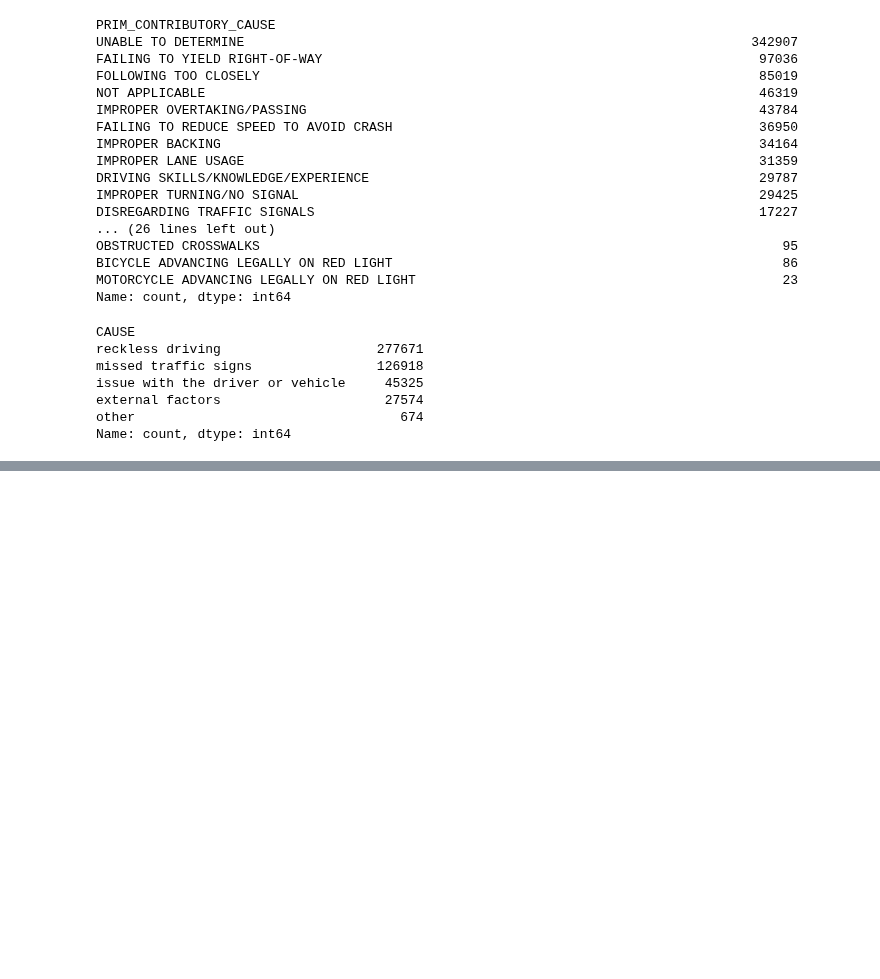
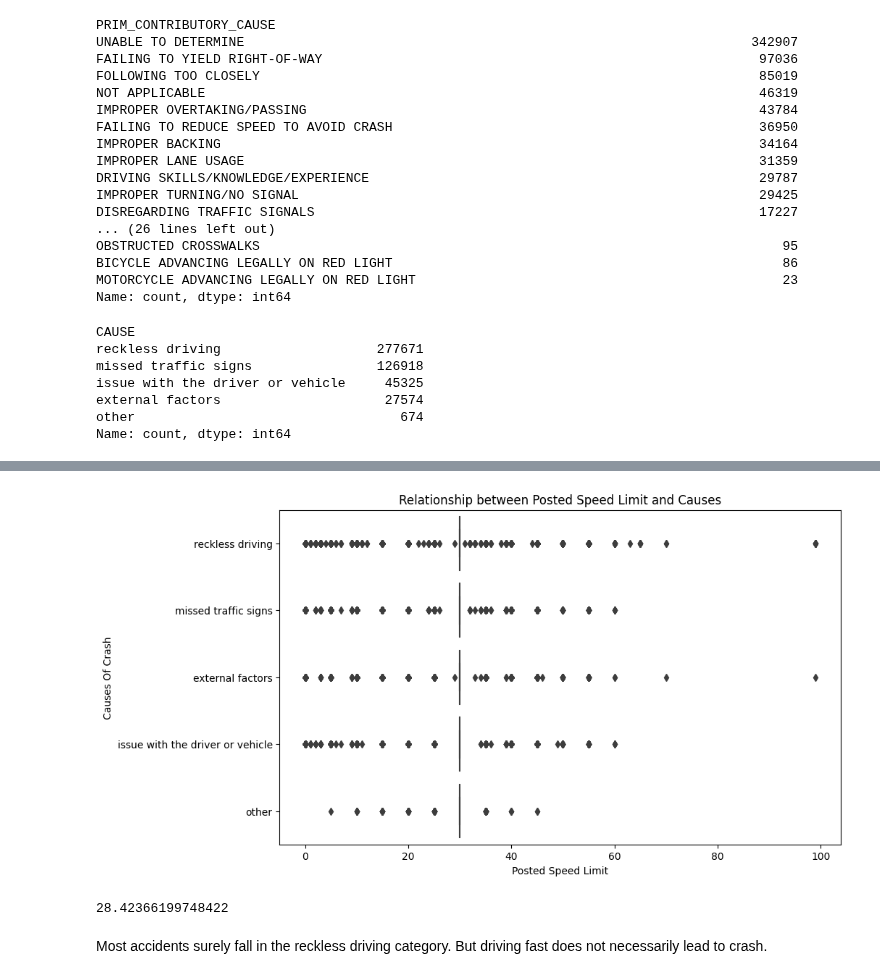
Before and after one commit to joakimTI/GROUP-5-PROJECT, a Jupyter notebook: index.ipynb, the cells around one changed output, grey strips where cells are left out. Cells and saved outputs as stored; diff of their text form; code cells hidden in the pictures; blank space fills up the shorter version.

```diff
--- a/index.ipynb
+++ b/index.ipynb
@@ -960,3 +973,16 @@ issue with the driver or vehicle     45325
 external factors                     27574
 other                                  674
 Name: count, dtype: int64
+# %%
+cat_df = df.copy()
+# %%
+#Alignment column
+# Change to binary: 1 if road was straight, 0 if curved
+def is_straight(x):
+    if isinstance(x, str):
+        return 1 if 'STRAIGHT' in x else 0
+    else:
+        return 0
+
+
+cat_df['ALIGNMENT_STRAIGHT'] = cat_df['ALIGNMENT'].apply(is_straight)
@@ -962,0 +996,10 @@ Name: count, dtype: int64
+# %%
+#Crash type
+# 1 if crash did not result in injury, 0 if crash resulted in injury and/or tow
+def no_injury(x):
+    if isinstance(x, str):
+        return 1 if 'NO INJURY' in x else 0
+    else:
+        return 0
+
+cat_df['CRASH_TYPE_NO_INJURY'] = cat_df['CRASH_TYPE'].apply(no_injury)
@@ -962,0 +1059,16 @@ Name: count, dtype: int64
+# %%
+# Relationship between speed limit and causes
+plt.figure(figsize=(10, 6))
+sns.boxplot(x='POSTED_SPEED_LIMIT', y='CAUSE', data=cat_df)
+plt.title('Relationship between Posted Speed Limit and Causes')
+plt.xlabel('Posted Speed Limit')
+plt.ylabel('Causes Of Crash')
+plt.show()
+# %% [output]
+[figure, added]
+# %%
+print(cat_df['POSTED_SPEED_LIMIT'].mean())
+# %% [output]
+28.42366199748422
+# %% [markdown]
+Most accidents surely fall in the reckless driving category. But driving fast does not necessarily lead to  crash.
```
Also changed, not shown: parts of 25 cells of this notebook.
